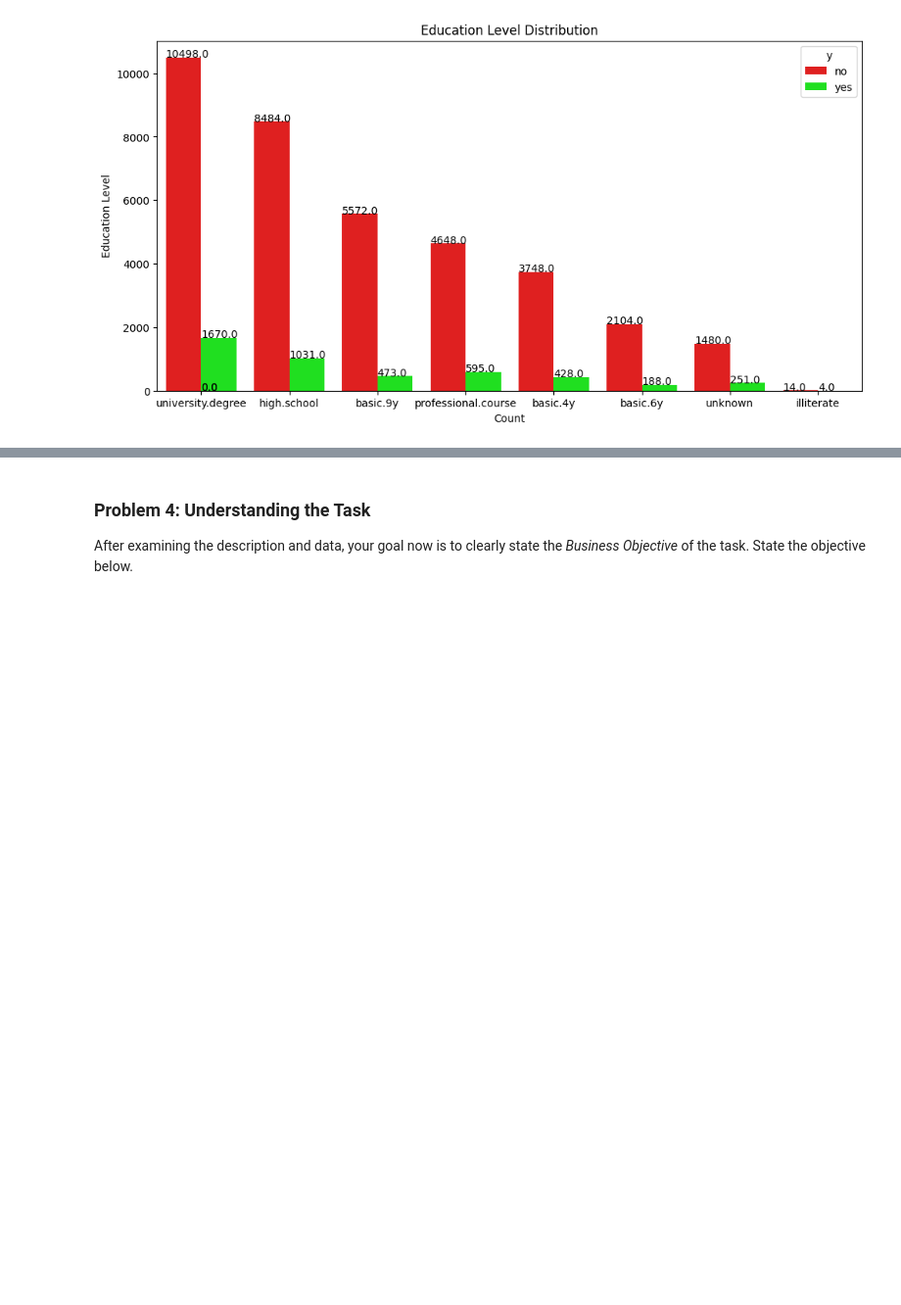
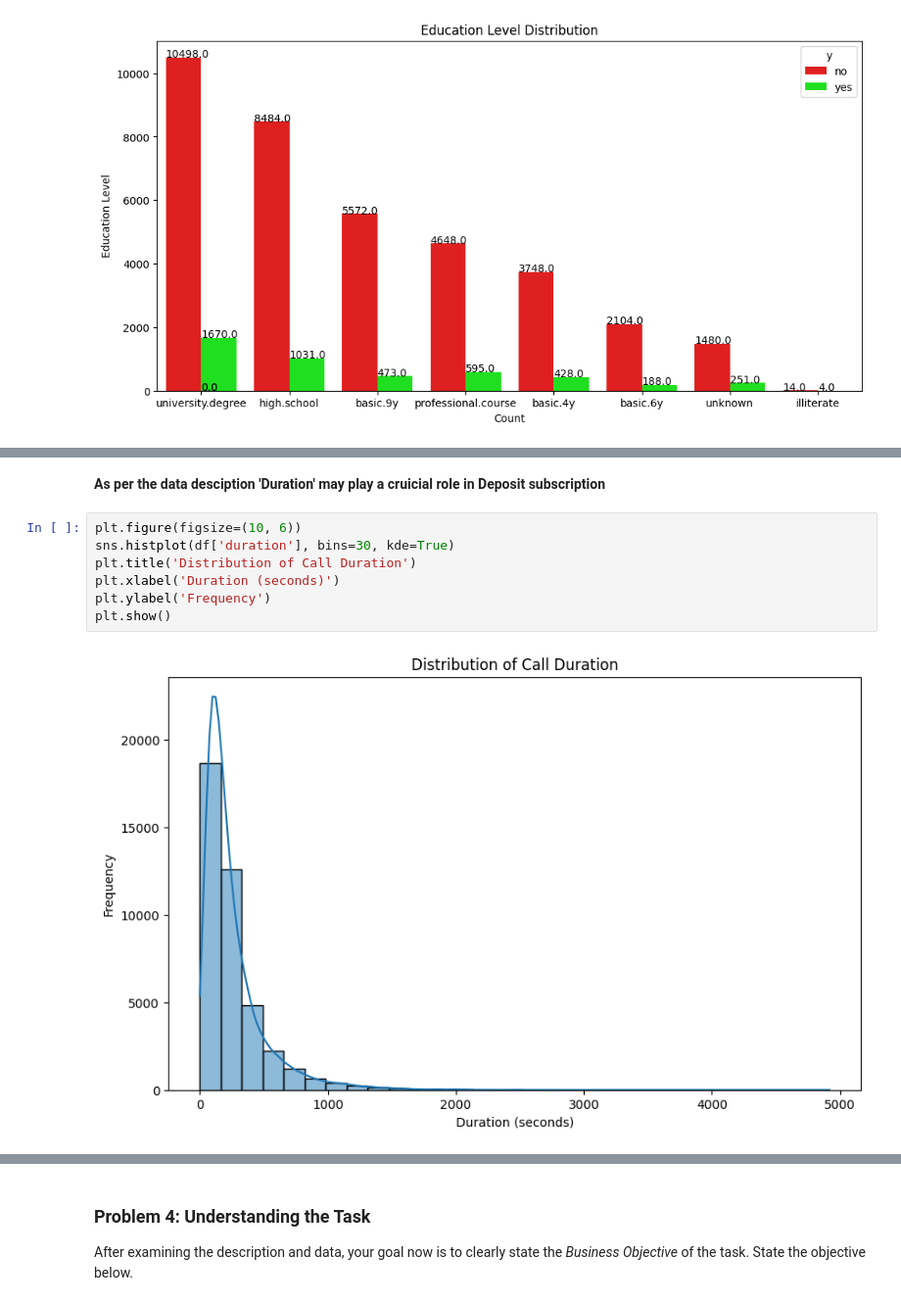
Before and after one commit to purnachand1186/bankMarketing_ML, a Jupyter notebook: prompt_III.ipynb, the cells around one changed output, grey strips where cells are left out. Shown at 98% size. Drawn from its saved outputs; the diff is of its cells as text; blank space fills up the shorter version.

```diff
--- a/prompt_III.ipynb
+++ b/prompt_III.ipynb
@@ -247,0 +233,11 @@ plt.show()
+# %% [markdown]
+**As per the data desciption 'Duration' may play a cruicial role in Deposit subscription**
+# %%
+plt.figure(figsize=(10, 6))
+sns.histplot(df['duration'], bins=30, kde=True)
+plt.title('Distribution of Call Duration')
+plt.xlabel('Duration (seconds)')
+plt.ylabel('Frequency')
+plt.show()
+# %% [output]
+[figure, added]
```
Also changed, not shown: parts of 9 cells of this notebook.
